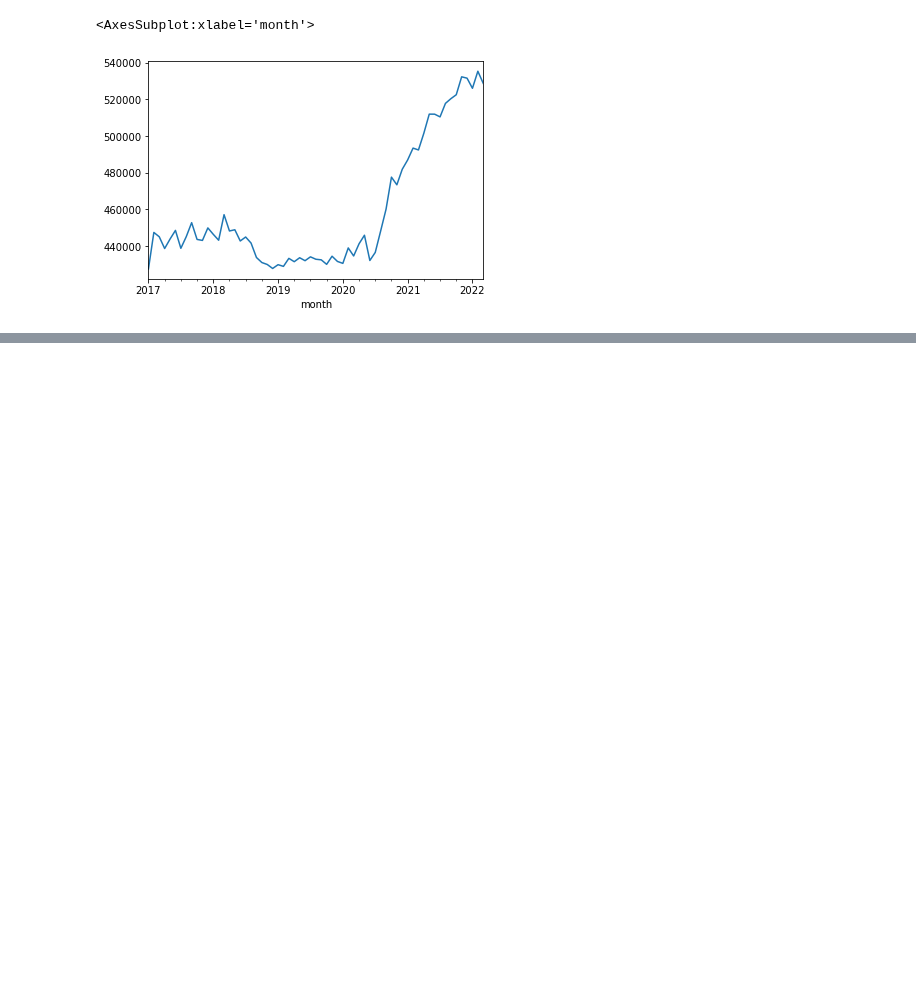
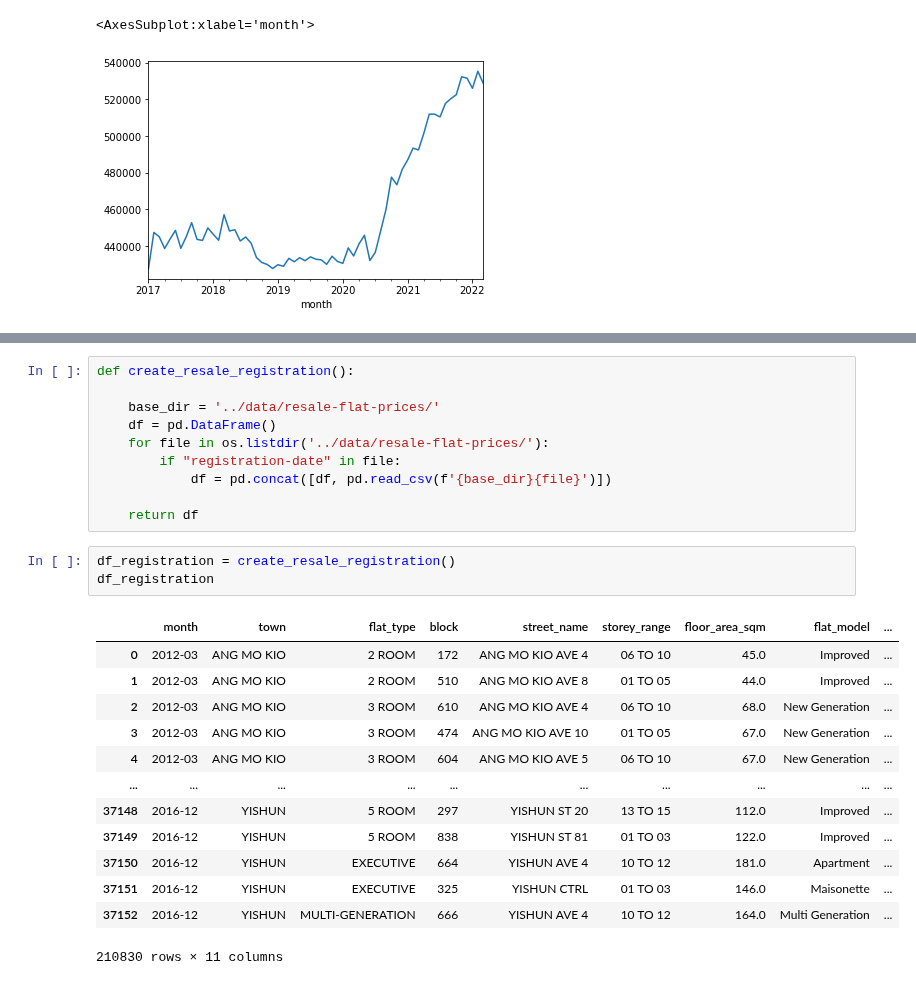
Before and after one commit to mcmanus-git/Singapore-HDB, a Jupyter notebook: michael/EDA/EDA.ipynb, the cells around one changed output, grey strips where cells are left out. Drawn from its saved outputs; the diff is of its cells as text; blank space fills up the shorter version.

Commit message:
combined all resale based on registration 2012-2022 to pickle file

```diff
--- a/michael/EDA/EDA.ipynb
+++ b/michael/EDA/EDA.ipynb
@@ -71,0 +84,27 @@ df.groupby('month').mean()['resale_price'].plot()
+# %%
+def create_resale_registration():
+
+    base_dir = '../data/resale-flat-prices/'
+    df = pd.DataFrame()
+    for file in os.listdir('../data/resale-flat-prices/'):
+        if "registration-date" in file:
+            df = pd.concat([df, pd.read_csv(f'{base_dir}{file}')])
+
+    return df
+# %%
+df_registration = create_resale_registration()
+df_registration
+# %% [output]
+|  | month | town | flat_type | block | street_name | storey_range | floor_area_sqm | flat_model | ... |
+| 0 | 2012-03 | ANG MO KIO | 2 ROOM | 172 | ANG MO KIO AVE 4 | 06 TO 10 | 45.0 | Improved | ... |
+| 1 | 2012-03 | ANG MO KIO | 2 ROOM | 510 | ANG MO KIO AVE 8 | 01 TO 05 | 44.0 | Improved | ... |
+| 2 | 2012-03 | ANG MO KIO | 3 ROOM | 610 | ANG MO KIO AVE 4 | 06 TO 10 | 68.0 | New Generation | ... |
+| 3 | 2012-03 | ANG MO KIO | 3 ROOM | 474 | ANG MO KIO AVE 10 | 01 TO 05 | 67.0 | New Generation | ... |
+| 4 | 2012-03 | ANG MO KIO | 3 ROOM | 604 | ANG MO KIO AVE 5 | 06 TO 10 | 67.0 | New Generation | ... |
+| ... | ... | ... | ... | ... | ... | ... | ... | ... | ... |
+| 37148 | 2016-12 | YISHUN | 5 ROOM | 297 | YISHUN ST 20 | 13 TO 15 | 112.0 | Improved | ... |
+| 37149 | 2016-12 | YISHUN | 5 ROOM | 838 | YISHUN ST 81 | 01 TO 03 | 122.0 | Improved | ... |
+| 37150 | 2016-12 | YISHUN | EXECUTIVE | 664 | YISHUN AVE 4 | 10 TO 12 | 181.0 | Apartment | ... |
+| 37151 | 2016-12 | YISHUN | EXECUTIVE | 325 | YISHUN CTRL | 01 TO 03 | 146.0 | Maisonette | ... |
+| 37152 | 2016-12 | YISHUN | MULTI-GENERATION | 666 | YISHUN AVE 4 | 10 TO 12 | 164.0 | Multi Generation | ... |
+210830 rows × 11 columns
```
Also changed, not shown: parts of 5 cells of this notebook, 1 other file.
